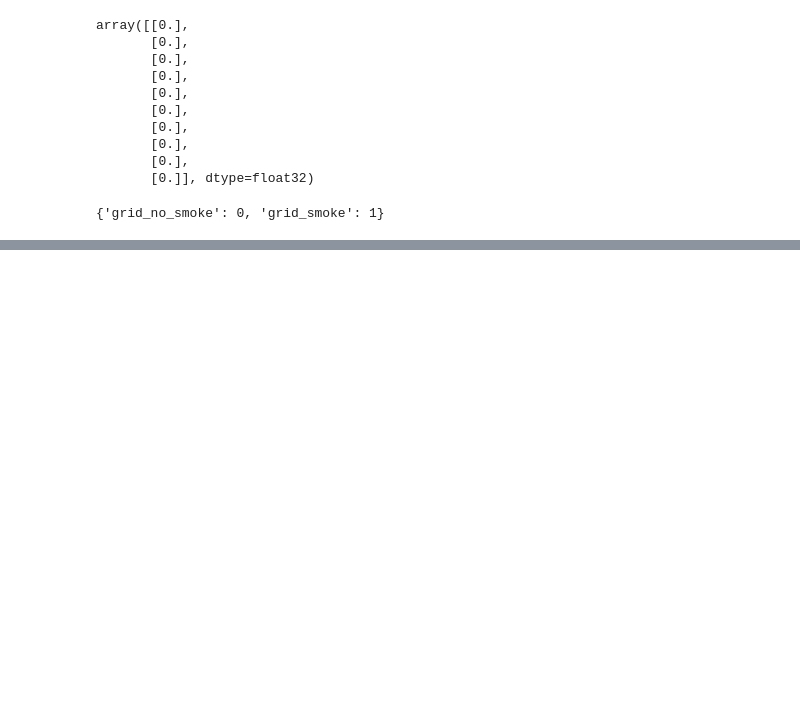
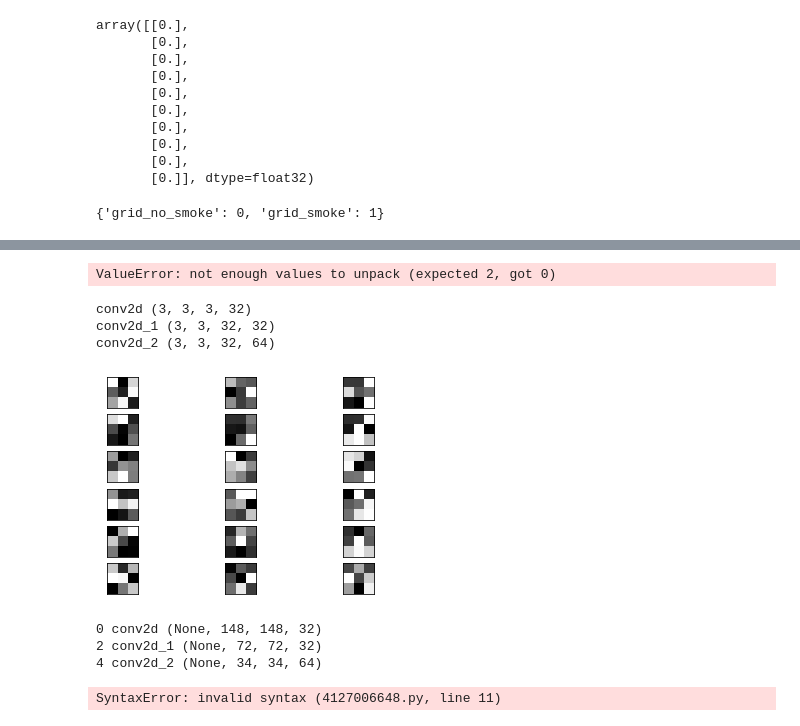
Before and after one commit to dancosta154/Image_Recognition_CNN, a Jupyter notebook: model_two.ipynb, the cells around one changed output, grey strips where cells are left out. Cells and saved outputs as stored; diff of their text form; code cells hidden in the pictures; blank space fills up the shorter version.

Commit message:
started on visualizing filters and feature maps

```diff
--- a/model_two.ipynb
+++ b/model_two.ipynb
@@ -568,3 +559,80 @@ Confusion matrix, without normalization
+# %%
+# get filter weights
+filters, biases = layer.get_weights()
+print(layer.name, filters.shape)
+# %% [output]
+ValueError: not enough values to unpack (expected 2, got 0)
+# %%
+for layer in model.layers:
+    # check for convulation layer
+    if 'conv' not in layer.name:
+        continue
+    # get filter weights
+    filters, biases = layer.get_weights()
+    print(layer.name, filters.shape)
+# %% [output]
+conv2d (3, 3, 3, 32)
+conv2d_1 (3, 3, 32, 32)
+conv2d_2 (3, 3, 32, 64)
+# %%
+import matplotlib.pyplot as plt
+
+# retrieve weights from the 1st hidden layer
+model.layers[0].get_weights()
+
+# normalize filter values to 0-1 so we can visualize them
+f_min, f_max = filters.min(), filters.max()
+filters = (filters - f_min) / (f_max - f_min)
+
+# plot first few filters
+n_filters, ix = 6, 1
+for i in range(n_filters):
+    # get the filter
+    f = filters[:, :, :, i]
+    # plot each channel separately
+    for j in range(3):
+        # specify subplot and turn of axis
+        ax = plt.subplot(n_filters, 3, ix)
+        ax.set_xticks([])
+        ax.set_yticks([])
+        # plot filter channel in grayscale
+        plt.imshow(f[:, :, j], cmap='gray')
+        ix += 1
+# show the figure
+plt.show()
+# %% [output]
+[figure, added]
+# %%
+# summarize feature map shapes
+for i in range(len(model.layers)):
+    layer = model.layers[i]
+    # check for convolutional layer
+    if 'conv' not in layer.name:
+        continue
+    # summarize output shape
+    print(i, layer.name, layer.output.shape)
+# %% [output]
+0 conv2d (None, 148, 148, 32)
+2 conv2d_1 (None, 72, 72, 32)
+4 conv2d_2 (None, 34, 34, 64)
+# %%
+
+# plot all 64 maps in an 8x8 squares
+square = 8
+ix = 1
+for _ in range(square):
+	for _ in range(square):
+		# specify subplot and turn of axis
+		ax = plt.subplot(square, square, ix)
+		ax.set_xticks([])
+		ax.set_yticks([])
+		# plot filter channel in grayscale
+		plt.imshow(predictions[0, :, :, ix-1], cmap='gray')
+		ix += 1
+# show the figure
+plt.show()
+# %% [output]
+SyntaxError: invalid syntax (4127006648.py, line 11)
 # %%
 hand drawn picture of smoke
 
```
Also changed, not shown: parts of 19 cells of this notebook.
